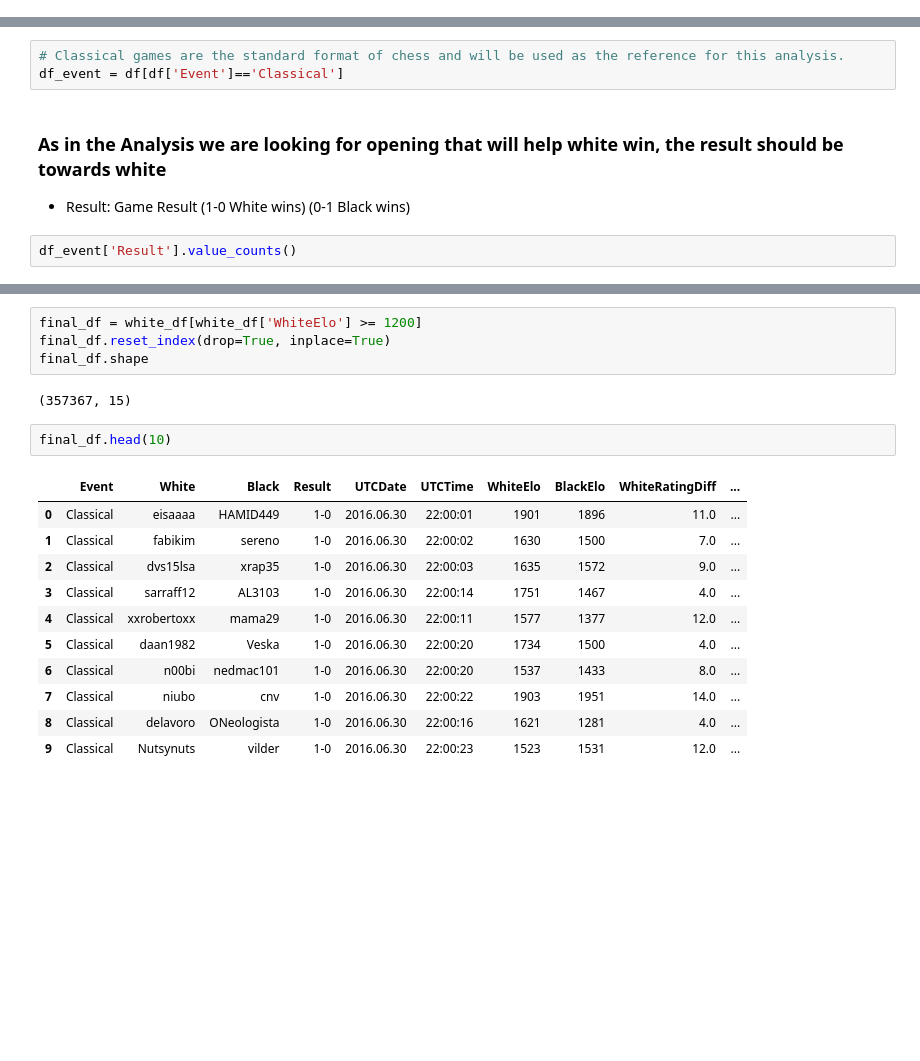
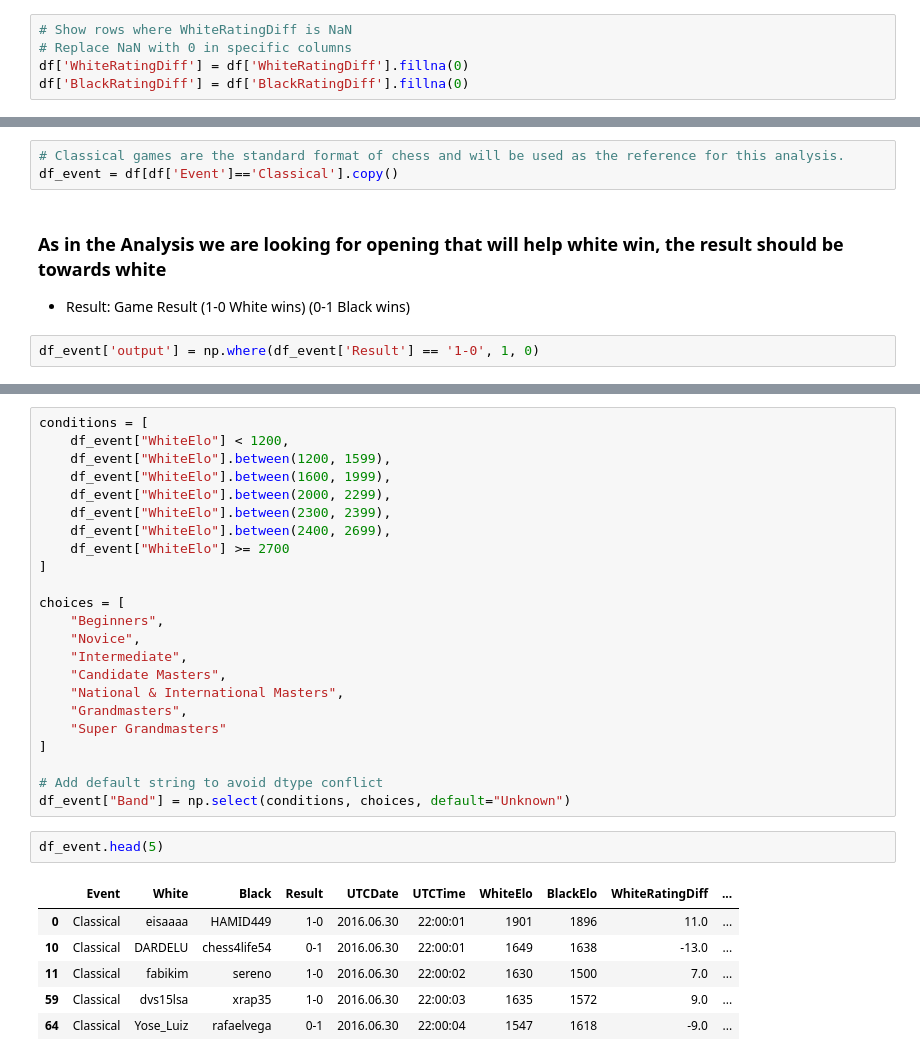
Before and after one commit to husnainn22/Chess-opening-analysis, a Jupyter notebook: chess.ipynb, the cells around one changed output, grey strips where cells are left out. Saved outputs shown, nothing was run; the diff lists cells and outputs as text; blank space fills up the shorter version.

```diff
--- a/chess.ipynb
+++ b/chess.ipynb
@@ -37,0 +82,5 @@ dtype: object
+# %%
+# Show rows where WhiteRatingDiff is NaN
+# Replace NaN with 0 in specific columns
+df['WhiteRatingDiff'] = df['WhiteRatingDiff'].fillna(0)
+df['BlackRatingDiff'] = df['BlackRatingDiff'].fillna(0)
@@ -76,10 +145,10 @@ array(['Classical', 'Blitz', 'Blitz tournament', 'Correspondence',
 ### So what is chess's most important format? Everyone that ESPN has spoken to on the sidelines of the Chennai Grand Masters has a unanimous verdict - classical. That's where every chess player wants to be world champion. (https://www.espn.co.uk/chess/story/_/id/45963789/which-chess-most-important-format-frequent-switching-raises-questions,Aug 13, 2025, 03:10 PM)
 # %%
 # Classical games are the standard format of chess and will be used as the reference for this analysis.
-df_event = df[df['Event']=='Classical']
+df_event = df[df['Event']=='Classical'].copy()
 # %% [markdown]
 ### As in the Analysis we are looking for opening that will help white win, the result should be towards white
 
 - Result: Game Result (1-0 White wins) (0-1 Black wins)
 # %%
-df_event['Result'].value_counts()
+df_event['output'] = np.where(df_event['Result'] == '1-0', 1, 0)
@@ -120,20 +182,32 @@ np.float64(1722.2931398628693)
 # %%
-final_df = white_df[white_df['WhiteElo'] >= 1200]
-final_df.reset_index(drop=True, inplace=True)
-final_df.shape
+conditions = [
+    df_event["WhiteElo"] < 1200,
+    df_event["WhiteElo"].between(1200, 1599),
+    df_event["WhiteElo"].between(1600, 1999),
+    df_event["WhiteElo"].between(2000, 2299),
+    df_event["WhiteElo"].between(2300, 2399),
+    df_event["WhiteElo"].between(2400, 2699),
+    df_event["WhiteElo"] >= 2700
+]
+
+choices = [
+    "Beginners",
+    "Novice",
+    "Intermediate",
+    "Candidate Masters",
+    "National & International Masters",
+    "Grandmasters",
+    "Super Grandmasters"
+]
+
+# Add default string to avoid dtype conflict
+df_event["Band"] = np.select(conditions, choices, default="Unknown")
-# %% [output]
-(357367, 15)
 # %%
-final_df.head(10)
+df_event.head(5)
 # %% [output]
 |  | Event | White | Black | Result | UTCDate | UTCTime | WhiteElo | BlackElo | WhiteRatingDiff | ... |
 | 0 | Classical | eisaaaa | HAMID449 | 1-0 | 2016.06.30 | 22:00:01 | 1901 | 1896 | 11.0 | ... |
-| 1 | Classical | fabikim | sereno | 1-0 | 2016.06.30 | 22:00:02 | 1630 | 1500 | 7.0 | ... |
-| 2 | Classical | dvs15lsa | xrap35 | 1-0 | 2016.06.30 | 22:00:03 | 1635 | 1572 | 9.0 | ... |
-| 3 | Classical | sarraff12 | AL3103 | 1-0 | 2016.06.30 | 22:00:14 | 1751 | 1467 | 4.0 | ... |
-| 4 | Classical | xxrobertoxx | mama29 | 1-0 | 2016.06.30 | 22:00:11 | 1577 | 1377 | 12.0 | ... |
-| 5 | Classical | daan1982 | Veska | 1-0 | 2016.06.30 | 22:00:20 | 1734 | 1500 | 4.0 | ... |
-| 6 | Classical | n00bi | nedmac101 | 1-0 | 2016.06.30 | 22:00:20 | 1537 | 1433 | 8.0 | ... |
-| 7 | Classical | niubo | cnv | 1-0 | 2016.06.30 | 22:00:22 | 1903 | 1951 | 14.0 | ... |
-| 8 | Classical | delavoro | ONeologista | 1-0 | 2016.06.30 | 22:00:16 | 1621 | 1281 | 4.0 | ... |
-| 9 | Classical | Nutsynuts | vilder | 1-0 | 2016.06.30 | 22:00:23 | 1523 | 1531 | 12.0 | ... |
+| 10 | Classical | DARDELU | chess4life54 | 0-1 | 2016.06.30 | 22:00:01 | 1649 | 1638 | -13.0 | ... |
+| 11 | Classical | fabikim | sereno | 1-0 | 2016.06.30 | 22:00:02 | 1630 | 1500 | 7.0 | ... |
+| 59 | Classical | dvs15lsa | xrap35 | 1-0 | 2016.06.30 | 22:00:03 | 1635 | 1572 | 9.0 | ... |
+| 64 | Classical | Yose_Luiz | rafaelvega | 0-1 | 2016.06.30 | 22:00:04 | 1547 | 1618 | -9.0 | ... |
```
Also changed, not shown: parts of 26 cells of this notebook.
